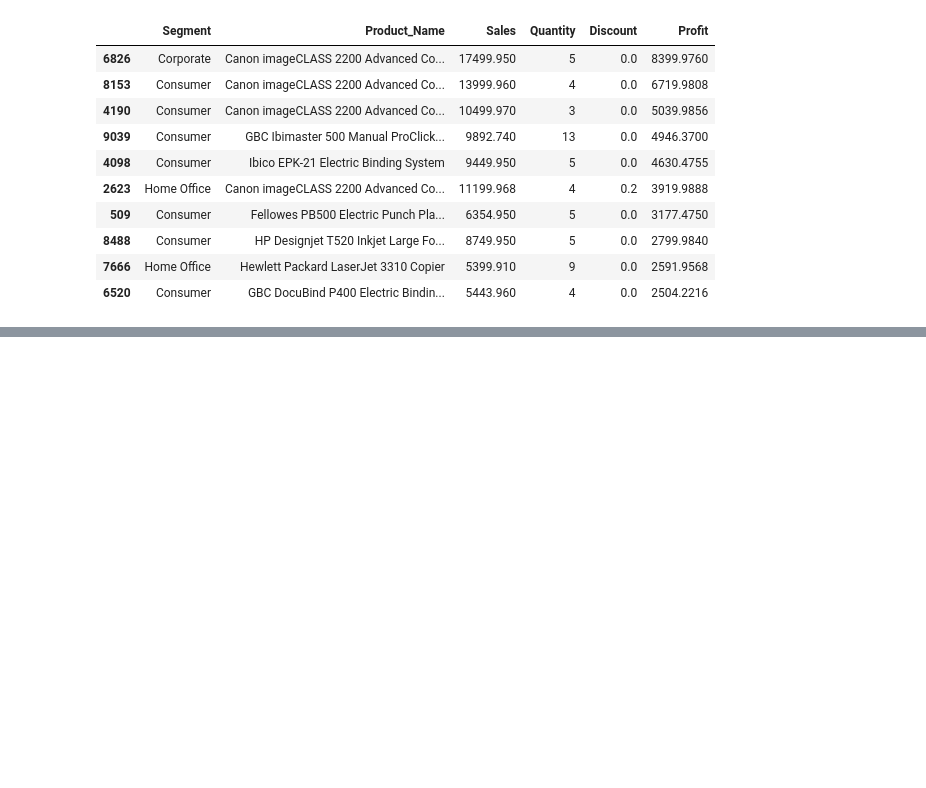
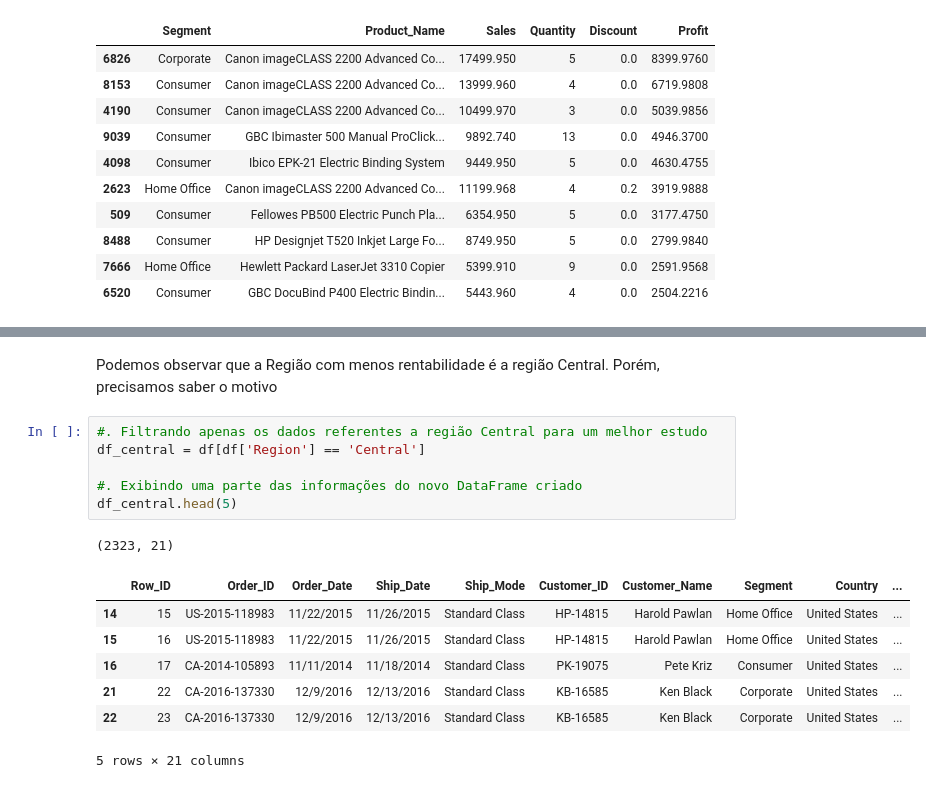
Before and after one commit to Ronaldo-Junior1/analise-dados-supermercado, a Jupyter notebook: Analise_base_supermercadoTeste.ipynb, the cells around one changed output, grey strips where cells are left out. Saved outputs shown, nothing was run; the diff lists cells and outputs as text; blank space fills up the shorter version.

```diff
--- a/Analise_base_supermercadoTeste.ipynb
+++ b/Analise_base_supermercadoTeste.ipynb
@@ -371,0 +384,17 @@ Maiores Lucros por Segmento:
+# %% [markdown]
+Podemos observar que a Região com menos rentabilidade é a região Central. Porém, precisamos saber o motivo
+# %%
+#. Filtrando apenas os dados referentes a região Central para um melhor estudo
+df_central = df[df['Region'] == 'Central']
+
+#. Exibindo uma parte das informações do novo DataFrame criado
+df_central.head(5)
+# %% [output]
+(2323, 21)
+|  | Row_ID | Order_ID | Order_Date | Ship_Date | Ship_Mode | Customer_ID | Customer_Name | Segment | Country | ... |
+| 14 | 15 | US-2015-118983 | 11/22/2015 | 11/26/2015 | Standard Class | HP-14815 | Harold Pawlan | Home Office | United States | ... |
+| 15 | 16 | US-2015-118983 | 11/22/2015 | 11/26/2015 | Standard Class | HP-14815 | Harold Pawlan | Home Office | United States | ... |
+| 16 | 17 | CA-2014-105893 | 11/11/2014 | 11/18/2014 | Standard Class | PK-19075 | Pete Kriz | Consumer | United States | ... |
+| 21 | 22 | CA-2016-137330 | 12/9/2016 | 12/13/2016 | Standard Class | KB-16585 | Ken Black | Corporate | United States | ... |
+| 22 | 23 | CA-2016-137330 | 12/9/2016 | 12/13/2016 | Standard Class | KB-16585 | Ken Black | Corporate | United States | ... |
+5 rows × 21 columns
```
Also changed, not shown: parts of 7 cells of this notebook.
